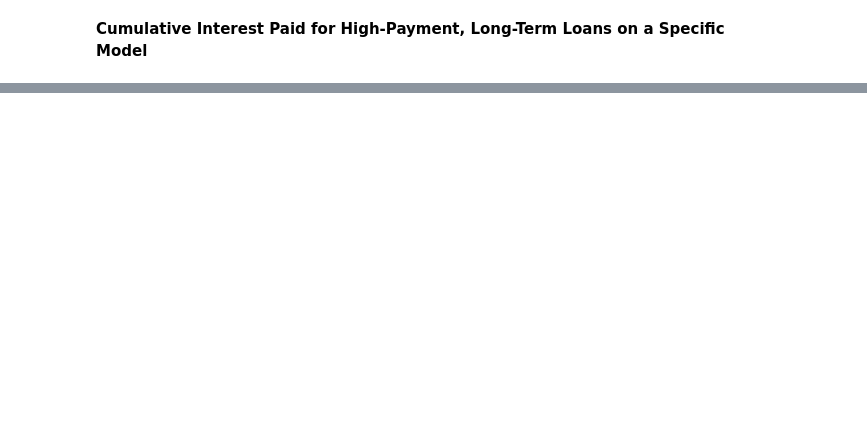
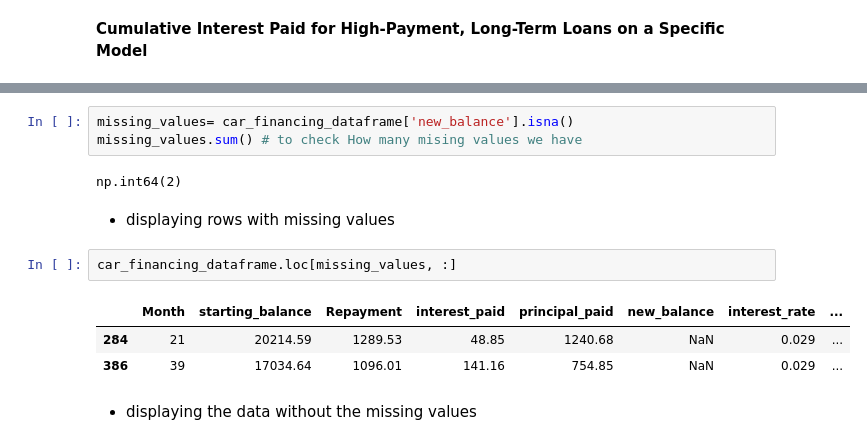
Before and after one commit to Lidiya-MK/python-data-visualizations, a Jupyter notebook: notebook/data_visualizations.ipynb, the cells around one changed output, grey strips where cells are left out. Drawn from its saved outputs; the diff is of its cells as text; blank space fills up the shorter version.

```diff
--- a/notebook/data_visualizations.ipynb
+++ b/notebook/data_visualizations.ipynb
@@ -359,0 +383,15 @@ print(total_interest)
+# %%
+missing_values= car_financing_dataframe['new_balance'].isna()
+missing_values.sum() # to check How many mising values we have
+# %% [output]
+np.int64(2)
+# %% [markdown]
+- displaying rows with missing values
+# %%
+car_financing_dataframe.loc[missing_values, :]
+# %% [output]
+|  | Month | starting_balance | Repayment | interest_paid | principal_paid | new_balance | interest_rate | ... |
+| 284 | 21 | 20214.59 | 1289.53 | 48.85 | 1240.68 | NaN | 0.029 | ... |
+| 386 | 39 | 17034.64 | 1096.01 | 141.16 | 754.85 | NaN | 0.029 | ... |
+# %% [markdown]
+- displaying the data without the missing values
```
Also changed, not shown: parts of 8 cells of this notebook.
